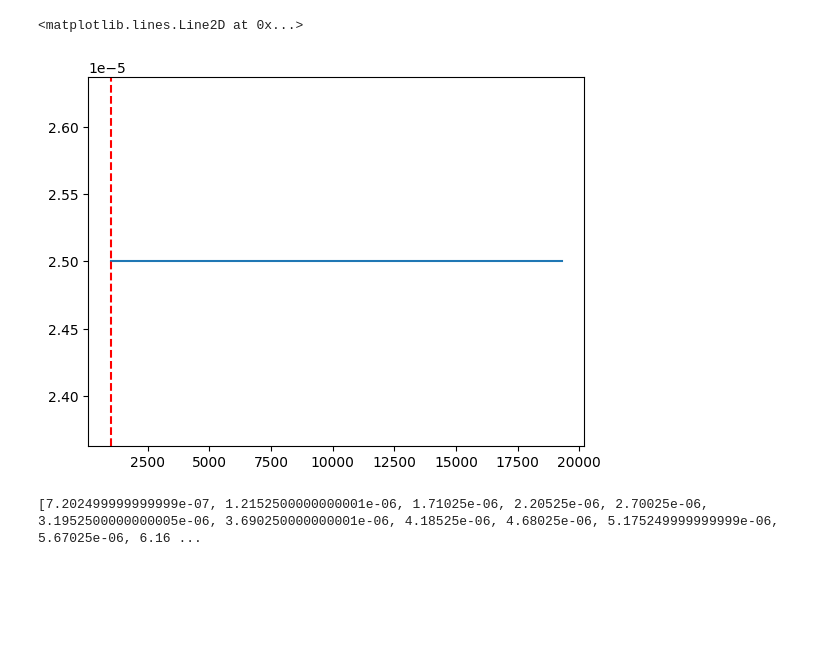
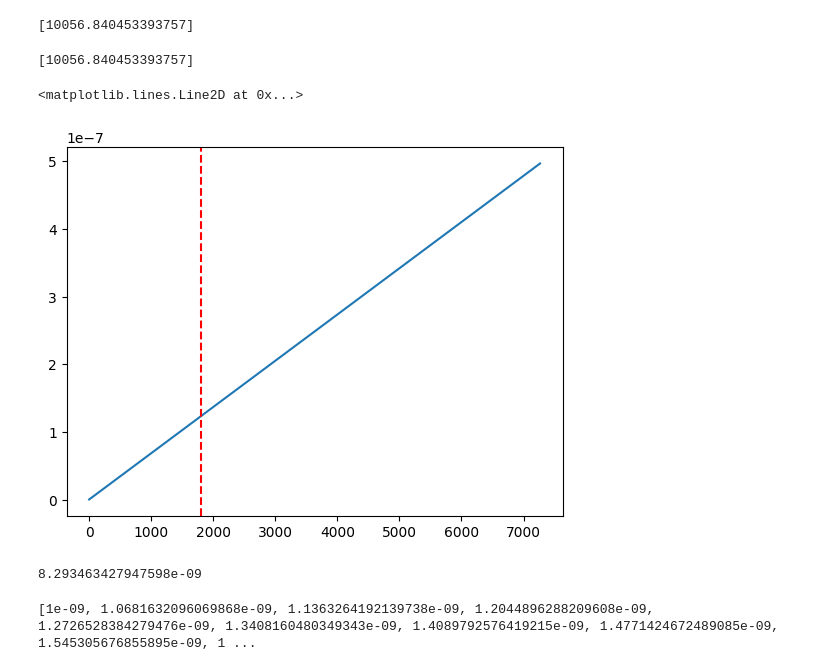
Before and after one commit to Lotto98/DL4NLP_project, a Jupyter notebook: plots.ipynb, the cells around one changed output. Cells and saved outputs as stored; diff of their text form; code cells hidden in the pictures; blank space fills up the shorter version.

```diff
--- a/plots.ipynb
+++ b/plots.ipynb
@@ -2,10 +2,15 @@
 import json
 import matplotlib.pyplot as plt
 
-with open('output_old/metrics.json', 'r') as f:
+with open('output/metrics.json', 'r') as f:
     metrics = []
     for line in f:
         metrics.append(json.loads(line))
+
+with open('output/metrics_val.json', 'r') as f:
+    metrics_val = []
+    for line in f:
+        metrics_val.append(json.loads(line))
 # %%
 metrics[0].keys()
 # %% [output]
@@ -31,14 +60,26 @@ plt.show()
+# %%
+loss_per_epoch
+# %% [output]
+[10056.840453393757]
+# %%
+loss_per_epoch
+# %% [output]
+[10056.840453393757]
 # %%
 #plot lr over iterations
 lr = [metric.get('lr', None) for metric in metrics]
-plt.plot(iterations[50:], lr[50:])
+plt.plot(iterations, lr)
 
 #add line at iteration 1000
-plt.axvline(x=1000, color='r', linestyle='--')
+plt.axvline(x=1800, color='r', linestyle='--')
 # %% [output]
 <matplotlib.lines.Line2D at 0x...>
-[figure, old version]
+[figure, new version]
+# %%
+lr[2159//20]
+# %% [output]
+8.293463427947598e-09
 # %%
 print(lr)
 # %% [output]
-[7.202499999999999e-07, 1.2152500000000001e-06, 1.71025e-06, 2.20525e-06, 2.70025e-06, 3.1952500000000005e-06, 3.690250000000001e-06, 4.18525e-06, 4.68025e-06, 5.175249999999999e-06, 5.67025e-06, 6.16 ...
+[1e-09, 1.0681632096069868e-09, 1.1363264192139738e-09, 1.2044896288209608e-09, 1.2726528384279476e-09, 1.3408160480349343e-09, 1.4089792576419215e-09, 1.4771424672489085e-09, 1.545305676855895e-09, 1 ...
```
Also changed, not shown: parts of 5 cells of this notebook, 8 other files.
